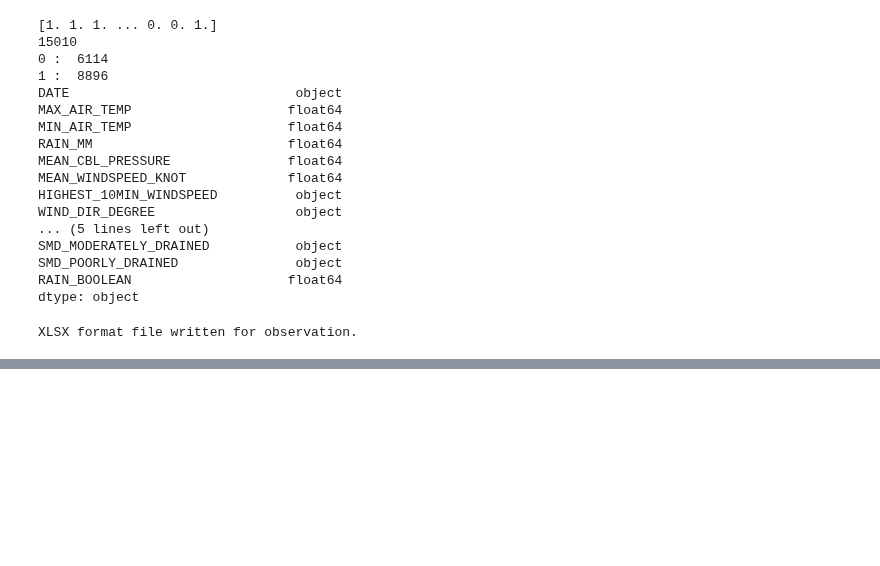
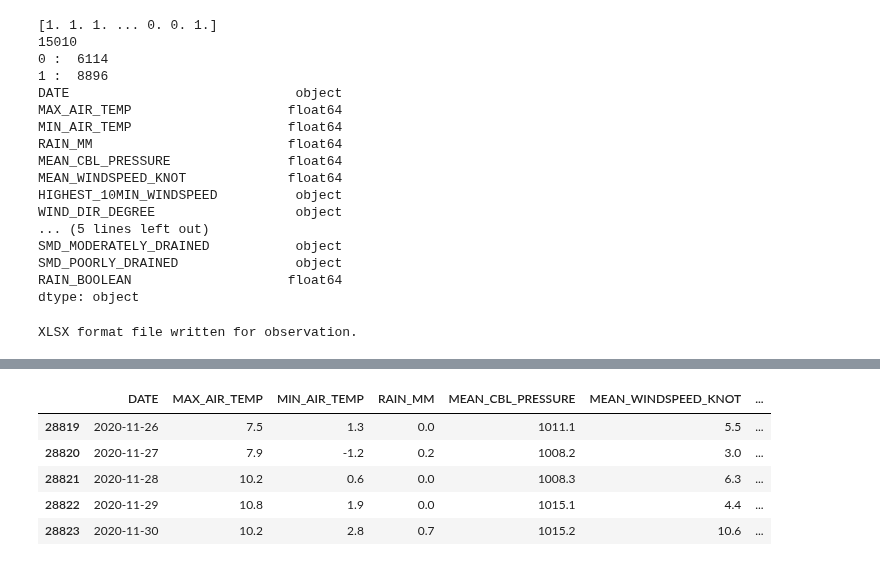
Before and after one commit to siddhesh21/Dublin-Rainfall-Analysis-Predictions, a Jupyter notebook: final_assignment/ML_final_assignment.ipynb, the cells around one changed output, grey strips where cells are left out. Drawn from its saved outputs; the diff is of its cells as text; code cells hidden in the pictures; blank space fills up the shorter version.

```diff
--- a/final_assignment/ML_final_assignment.ipynb
+++ b/final_assignment/ML_final_assignment.ipynb
@@ -165,0 +184,9 @@ XLSX format file written for observation.
+# %%
+read_data['DATE'] = read_data['DATE'].astype('datetime64[ns]')
+read_data['HIGHEST_10MIN_WINDSPEED'] = read_data['HIGHEST_10MIN_WINDSPEED'].astype(float)
+read_data['WIND_DIR_DEGREE'] = read_data['WIND_DIR_DEGREE'].astype(float)
+read_data['HIGHEST_GUST'] = read_data['HIGHEST_GUST'].astype(float)
+read_data['EVAPORATION'] = read_data['EVAPORATION'].astype(float)
+read_data['SMD_WELL_DRAINED'] = read_data['SMD_WELL_DRAINED'].astype(float)
+read_data['SMD_MODERATELY_DRAINED'] = read_data['SMD_MODERATELY_DRAINED'].astype(float)
+read_data['SMD_POORLY_DRAINED'] = read_data['SMD_POORLY_DRAINED'].astype(float)
@@ -165,0 +213,9 @@ XLSX format file written for observation.
+# %%
+read_data.tail(5)
+# %% [output]
+|  | DATE | MAX_AIR_TEMP | MIN_AIR_TEMP | RAIN_MM | MEAN_CBL_PRESSURE | MEAN_WINDSPEED_KNOT | ... |
+| 28819 | 2020-11-26 | 7.5 | 1.3 | 0.0 | 1011.1 | 5.5 | ... |
+| 28820 | 2020-11-27 | 7.9 | -1.2 | 0.2 | 1008.2 | 3.0 | ... |
+| 28821 | 2020-11-28 | 10.2 | 0.6 | 0.0 | 1008.3 | 6.3 | ... |
+| 28822 | 2020-11-29 | 10.8 | 1.9 | 0.0 | 1015.1 | 4.4 | ... |
+| 28823 | 2020-11-30 | 10.2 | 2.8 | 0.7 | 1015.2 | 10.6 | ... |
```
Also changed, not shown: parts of 4 cells of this notebook.
